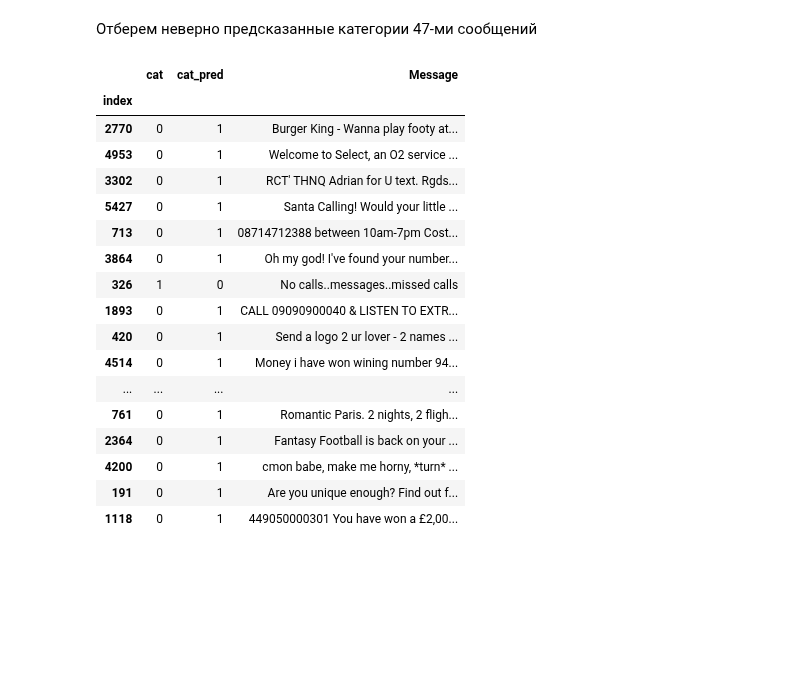
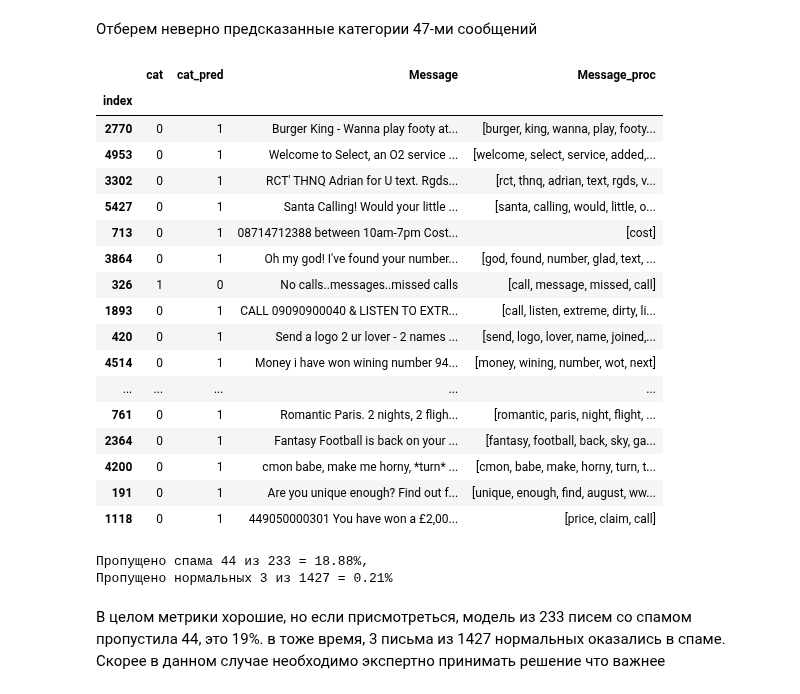
Before and after one commit to choodnovsky/Neto_DEGP-12, a Jupyter notebook: dz_3.08.ipynb, the cells around one changed output. Cells and saved outputs as stored; diff of their text form; code cells hidden in the pictures; blank space fills up the shorter version.

```diff
--- a/dz_3.08.ipynb
+++ b/dz_3.08.ipynb
@@ -423,24 +423,35 @@ true positive = 1424
 # %%
 X_test['cat'] = y_test
 X_test['cat_pred'] = y_pred
 df_test = X_test[['index', 'cat', 'cat_pred']].set_index('index')
-df_test.loc[df_test['cat'] != df_test['cat_pred']].join(spam['Message'])
+df_test.loc[df_test['cat'] != df_test['cat_pred']].join(spam[['Message', 'Message_proc']])
 # %% [output]
-|  | cat | cat_pred | Message |
-| index |  |  |  |
-| 2770 | 0 | 1 | Burger King - Wanna play footy at... |
-| 4953 | 0 | 1 | Welcome to Select, an O2 service ... |
-| 3302 | 0 | 1 | RCT' THNQ Adrian for U text. Rgds... |
-| 5427 | 0 | 1 | Santa Calling! Would your little ... |
-| 713 | 0 | 1 | 08714712388 between 10am-7pm Cost... |
-| 3864 | 0 | 1 | Oh my god! I've found your number... |
-| 326 | 1 | 0 | No calls..messages..missed calls |
-| 1893 | 0 | 1 | CALL 09090900040 & LISTEN TO EXTR... |
-| 420 | 0 | 1 | Send a logo 2 ur lover - 2 names ... |
-| 4514 | 0 | 1 | Money i have won wining number 94... |
-| ... | ... | ... | ... |
-| 761 | 0 | 1 | Romantic Paris. 2 nights, 2 fligh... |
-| 2364 | 0 | 1 | Fantasy Football is back on your ... |
-| 4200 | 0 | 1 | cmon babe, make me horny, *turn* ... |
-| 191 | 0 | 1 | Are you unique enough? Find out f... |
-| 1118 | 0 | 1 | 449050000301 You have won a £2,00... |
+|  | cat | cat_pred | Message | Message_proc |
+| index |  |  |  |  |
+| 2770 | 0 | 1 | Burger King - Wanna play footy at... | [burger, king, wanna, play, footy... |
+| 4953 | 0 | 1 | Welcome to Select, an O2 service ... | [welcome, select, service, added,... |
+| 3302 | 0 | 1 | RCT' THNQ Adrian for U text. Rgds... | [rct, thnq, adrian, text, rgds, v... |
+| 5427 | 0 | 1 | Santa Calling! Would your little ... | [santa, calling, would, little, o... |
+| 713 | 0 | 1 | 08714712388 between 10am-7pm Cost... | [cost] |
+| 3864 | 0 | 1 | Oh my god! I've found your number... | [god, found, number, glad, text, ... |
+| 326 | 1 | 0 | No calls..messages..missed calls | [call, message, missed, call] |
+| 1893 | 0 | 1 | CALL 09090900040 & LISTEN TO EXTR... | [call, listen, extreme, dirty, li... |
+| 420 | 0 | 1 | Send a logo 2 ur lover - 2 names ... | [send, logo, lover, name, joined,... |
+| 4514 | 0 | 1 | Money i have won wining number 94... | [money, wining, number, wot, next] |
+| ... | ... | ... | ... | ... |
+| 761 | 0 | 1 | Romantic Paris. 2 nights, 2 fligh... | [romantic, paris, night, flight, ... |
+| 2364 | 0 | 1 | Fantasy Football is back on your ... | [fantasy, football, back, sky, ga... |
+| 4200 | 0 | 1 | cmon babe, make me horny, *turn* ... | [cmon, babe, make, horny, turn, t... |
+| 191 | 0 | 1 | Are you unique enough? Find out f... | [unique, enough, find, august, ww... |
+| 1118 | 0 | 1 | 449050000301 You have won a £2,00... | [price, claim, call] |
+# %%
+s = fp / (tn + fp)
+h = fn / (tp + fn)
+print(f'Пропущено спама {fp} из {tn + fp} = {s:.2%},\nПропущено нормальных {fn} из {tp + fn} = {h:.2%}')
+# %% [output]
+Пропущено спама 44 из 233 = 18.88%,
+Пропущено нормальных 3 из 1427 = 0.21%
+# %% [markdown]
+В целом метрики хорошие, но если присмотреться, модель из 233 писем со спамом пропустила 44, это 19%.
+в тоже время, 3 письма из 1427 нормальных оказались в спаме.
+Скорее в данном случае необходимо экспертно принимать решение что важнее
```
Also changed, not shown: parts of 3 cells of this notebook.
